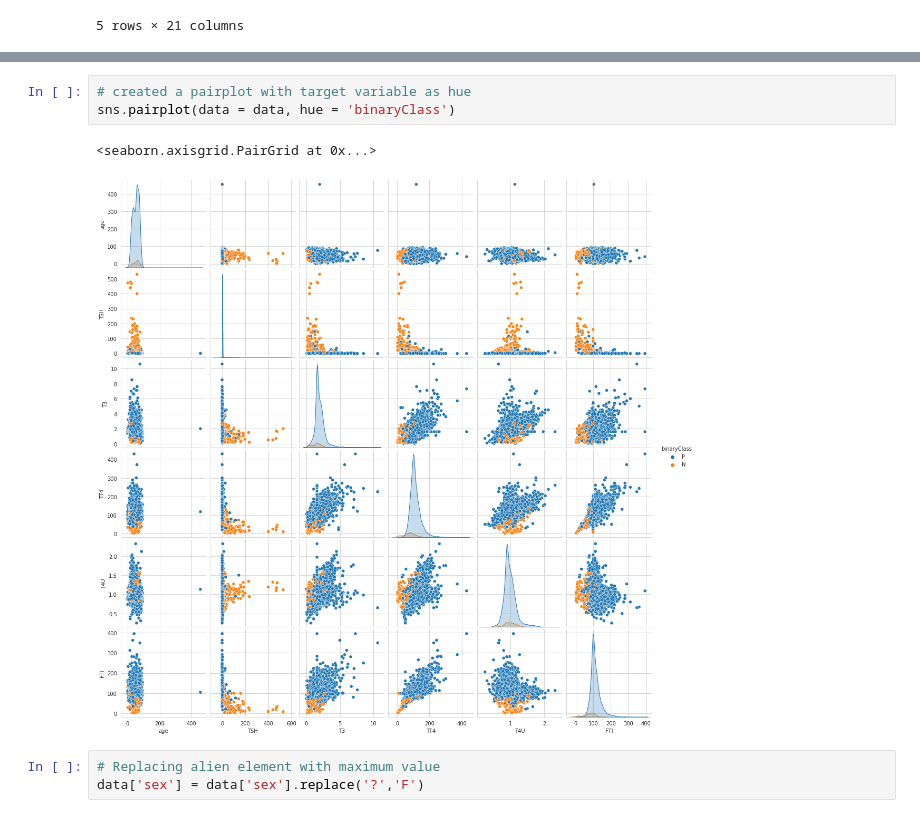
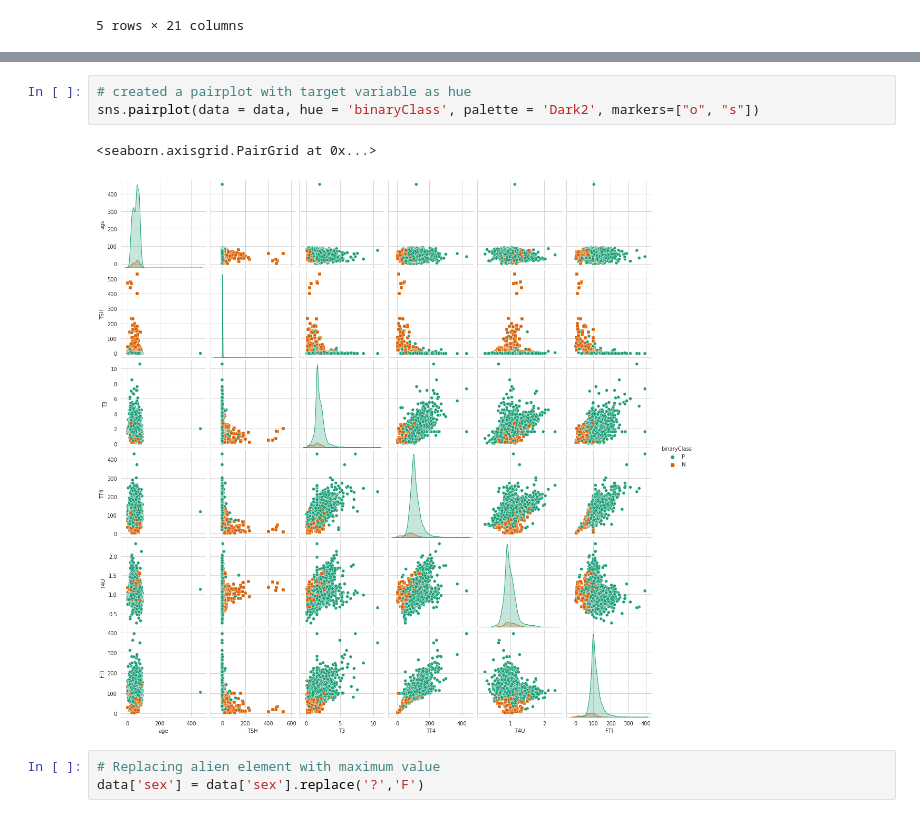
Before and after one commit to DeepMalviya1/YBI-Foundation, a Jupyter notebook: Thyroid_Prediction_Deep_Malviya_YBI.ipynb, the cells around one changed output, grey strips where cells are left out. Cells and saved outputs as stored; diff of their text form.

```diff
--- a/Thyroid_Prediction_Deep_Malviya_YBI.ipynb
+++ b/Thyroid_Prediction_Deep_Malviya_YBI.ipynb
@@ -237,10 +237,10 @@ for rows in cat:
 ... (9 outputs left out)
 # %%
 # created a pairplot with target variable as hue
-sns.pairplot(data = data, hue = 'binaryClass')
+sns.pairplot(data = data, hue = 'binaryClass', palette = 'Dark2', markers=["o", "s"])
 # %% [output]
 <seaborn.axisgrid.PairGrid at 0x...>
-[figure, old version]
+[figure, new version]
 # %%
 # Replacing alien element with maximum value
 data['sex'] = data['sex'].replace('?','F')
```
Also changed, not shown: parts of 1 cell of this notebook.
